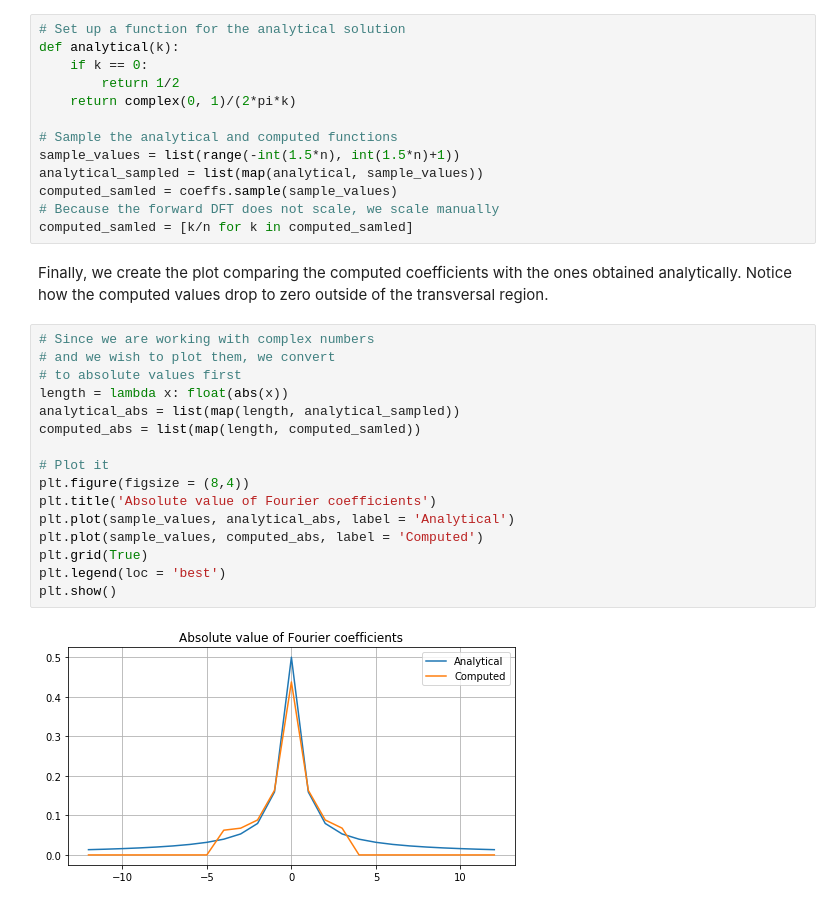
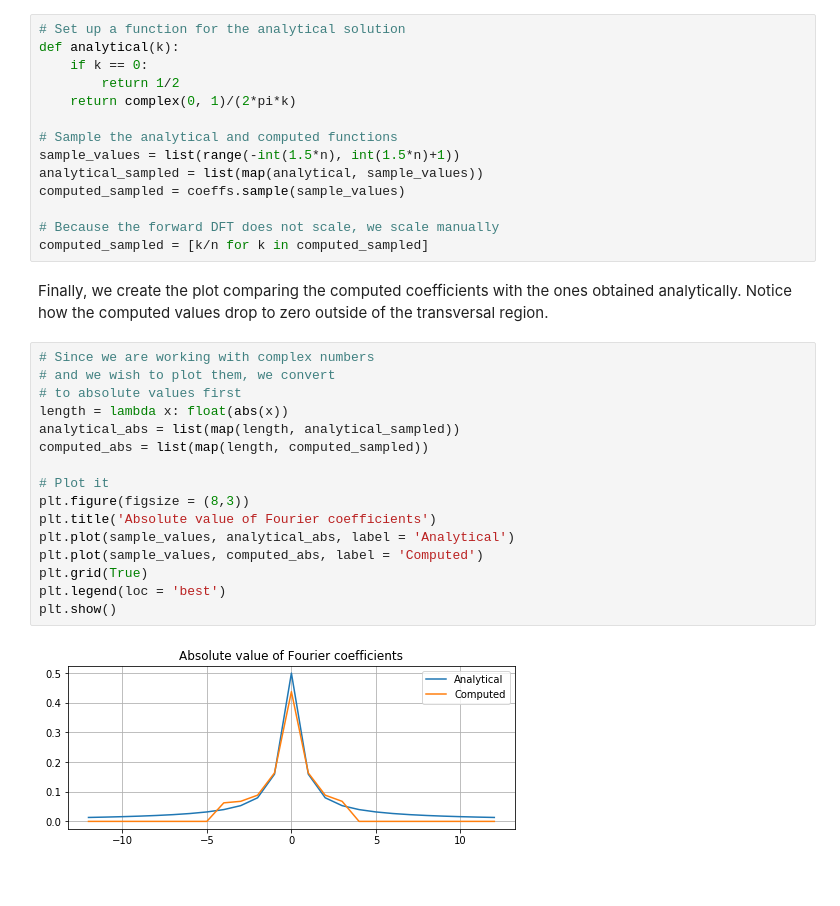
Before and after one commit to tommyod/abelian, a Jupyter notebook: docs/notebooks/fourier_series.ipynb, the cells around one changed output. Saved outputs shown, nothing was run; the diff lists cells and outputs as text.

```diff
--- a/docs/notebooks/fourier_series.ipynb
+++ b/docs/notebooks/fourier_series.ipynb
@@ -111,26 +110,27 @@ def analytical(k):
 # Sample the analytical and computed functions
 sample_values = list(range(-int(1.5*n), int(1.5*n)+1))
 analytical_sampled = list(map(analytical, sample_values))
-computed_samled = coeffs.sample(sample_values)
+computed_sampled = coeffs.sample(sample_values)
+
 # Because the forward DFT does not scale, we scale manually
-computed_samled = [k/n for k in computed_samled]
+computed_sampled = [k/n for k in computed_sampled]
 # %% [markdown]
 Finally, we create the plot comparing the computed coefficients with the ones obtained analytically. Notice how the computed values drop to zero outside of the transversal region.
 # %%
 # Since we are working with complex numbers
 # and we wish to plot them, we convert
 # to absolute values first
 length = lambda x: float(abs(x))
 analytical_abs = list(map(length, analytical_sampled))
-computed_abs = list(map(length, computed_samled))
+computed_abs = list(map(length, computed_sampled))
 
 # Plot it
-plt.figure(figsize = (8,4))
+plt.figure(figsize = (8,3))
 plt.title('Absolute value of Fourier coefficients')
 plt.plot(sample_values, analytical_abs, label = 'Analytical')
 plt.plot(sample_values, computed_abs, label = 'Computed')
 plt.grid(True)
 plt.legend(loc = 'best')
 plt.show()
 # %% [output]
-[figure, old version]
+[figure, new version]
```
Also changed, not shown: parts of 3 cells of this notebook, 8 other files.
